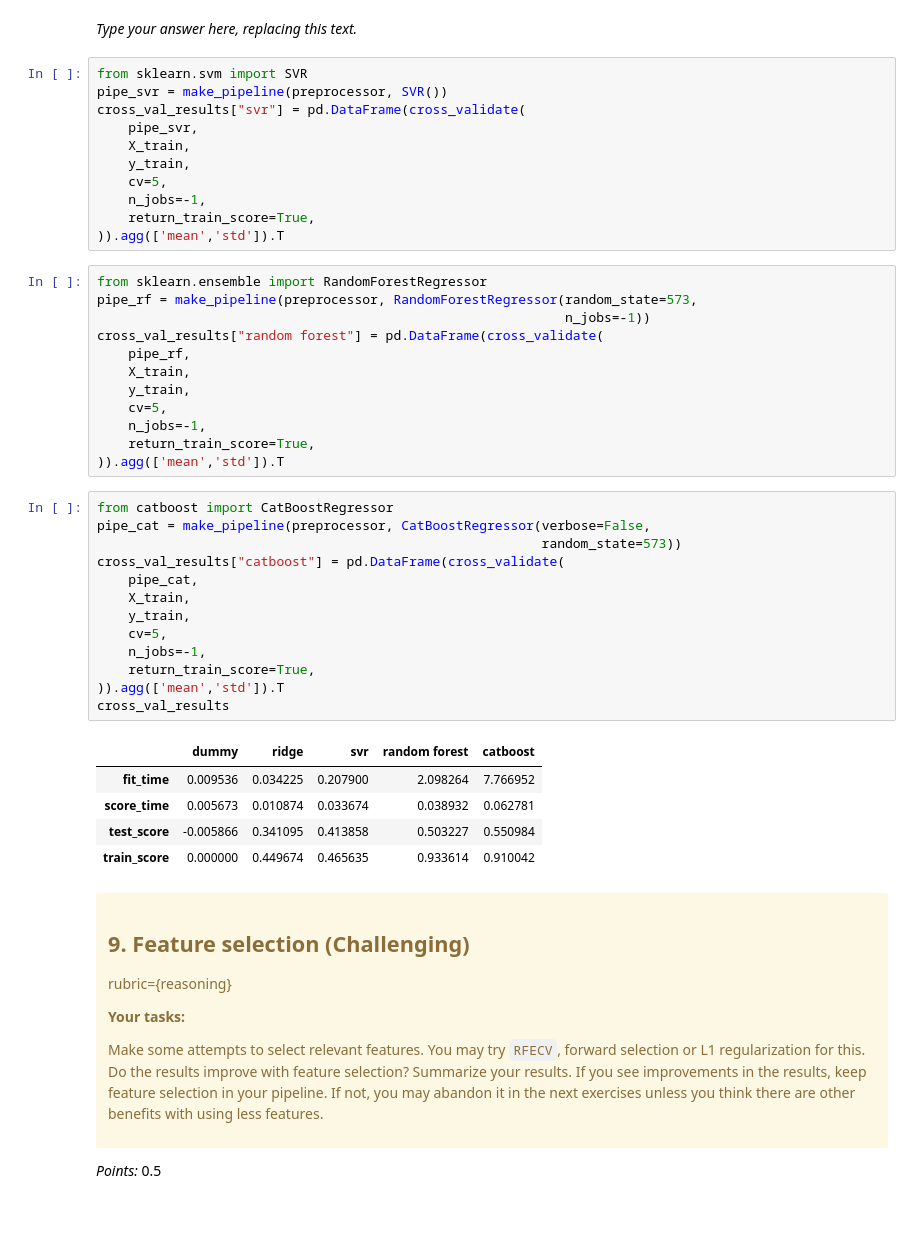
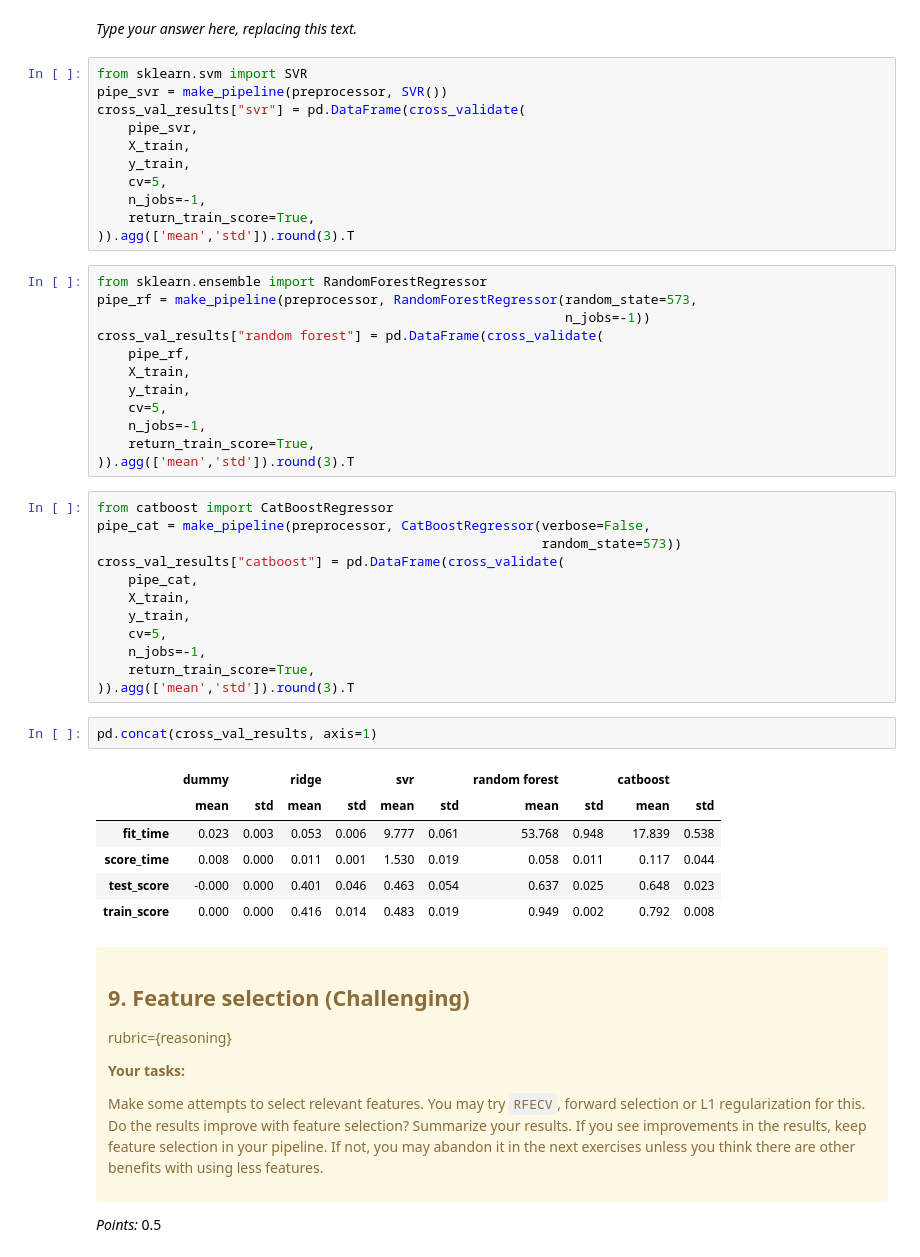
Before and after one commit to UBC-MDS/AirBNB_Luke_HanChen_573lab4, a Jupyter notebook: lab4luke copy.ipynb, the cells around one changed output. Drawn from its saved outputs; the diff is of its cells as text; blank space fills up the shorter version.

```diff
--- a/lab4luke copy.ipynb
+++ b/lab4luke copy.ipynb
@@ -343,7 +351,7 @@ cross_val_results["svr"] = pd.DataFrame(cross_validate(
     cv=5,
     n_jobs=-1,
     return_train_score=True,
-)).agg(['mean','std']).T
+)).agg(['mean','std']).round(3).T
 # %%
 from sklearn.ensemble import RandomForestRegressor
 pipe_rf = make_pipeline(preprocessor, RandomForestRegressor(random_state=573,
@@ -355,7 +363,7 @@ cross_val_results["random forest"] = pd.DataFrame(cross_validate(
     cv=5,
     n_jobs=-1,
     return_train_score=True,
-)).agg(['mean','std']).T
+)).agg(['mean','std']).round(3).T
 # %%
 from catboost import CatBoostRegressor
 pipe_cat = make_pipeline(preprocessor, CatBoostRegressor(verbose=False,
@@ -367,14 +375,16 @@ cross_val_results["catboost"] = pd.DataFrame(cross_validate(
     cv=5,
     n_jobs=-1,
     return_train_score=True,
-)).agg(['mean','std']).T
-cross_val_results
+)).agg(['mean','std']).round(3).T
-# %% [output]
-|  | dummy | ridge | svr | random forest | catboost |
-| fit_time | 0.009536 | 0.034225 | 0.207900 | 2.098264 | 7.766952 |
-| score_time | 0.005673 | 0.010874 | 0.033674 | 0.038932 | 0.062781 |
-| test_score | -0.005866 | 0.341095 | 0.413858 | 0.503227 | 0.550984 |
-| train_score | 0.000000 | 0.449674 | 0.465635 | 0.933614 | 0.910042 |
+# %%
+pd.concat(cross_val_results, axis=1)
+# %% [output]
+|  | dummy |  | ridge |  | svr |  | random forest |  | catboost |  |
+|  | mean | std | mean | std | mean | std | mean | std | mean | std |
+| fit_time | 0.023 | 0.003 | 0.053 | 0.006 | 9.777 | 0.061 | 53.768 | 0.948 | 17.839 | 0.538 |
+| score_time | 0.008 | 0.000 | 0.011 | 0.001 | 1.530 | 0.019 | 0.058 | 0.011 | 0.117 | 0.044 |
+| test_score | -0.000 | 0.000 | 0.401 | 0.046 | 0.463 | 0.054 | 0.637 | 0.025 | 0.648 | 0.023 |
+| train_score | 0.000 | 0.000 | 0.416 | 0.014 | 0.483 | 0.019 | 0.949 | 0.002 | 0.792 | 0.008 |
 # %% [markdown]
 <!-- END QUESTION -->
 
```
Also changed, not shown: parts of 16 cells of this notebook, 5 other files.
